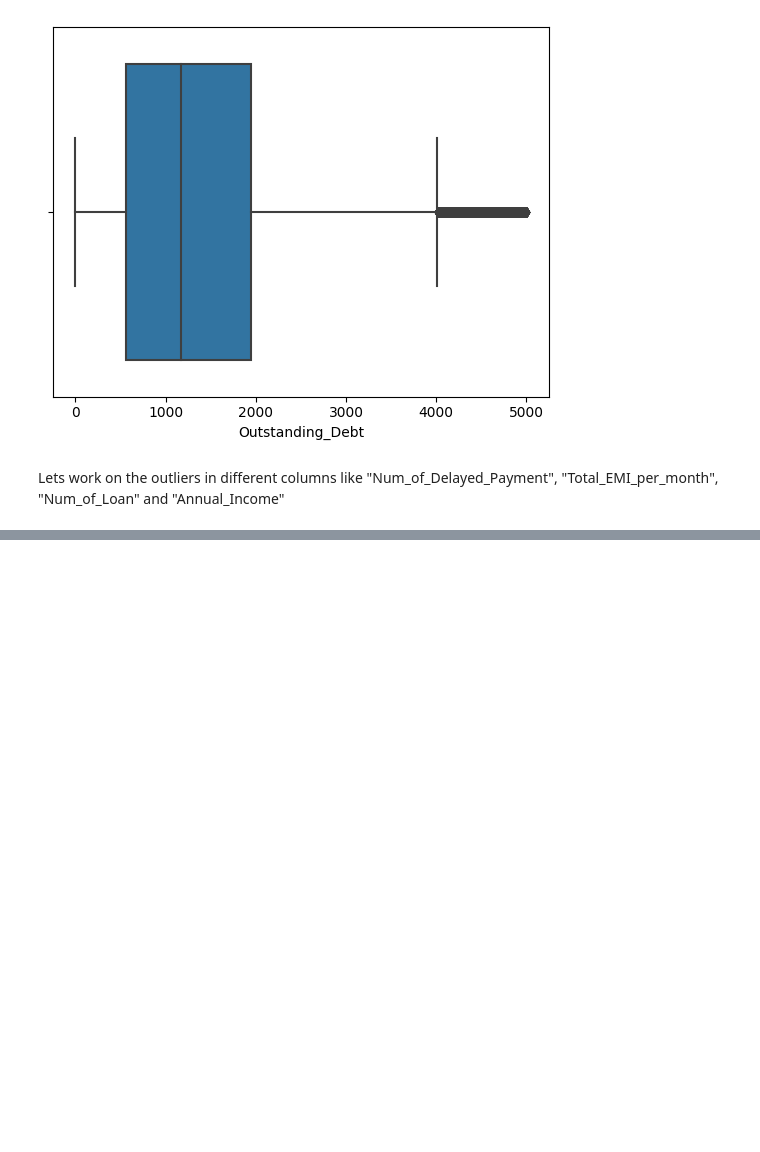
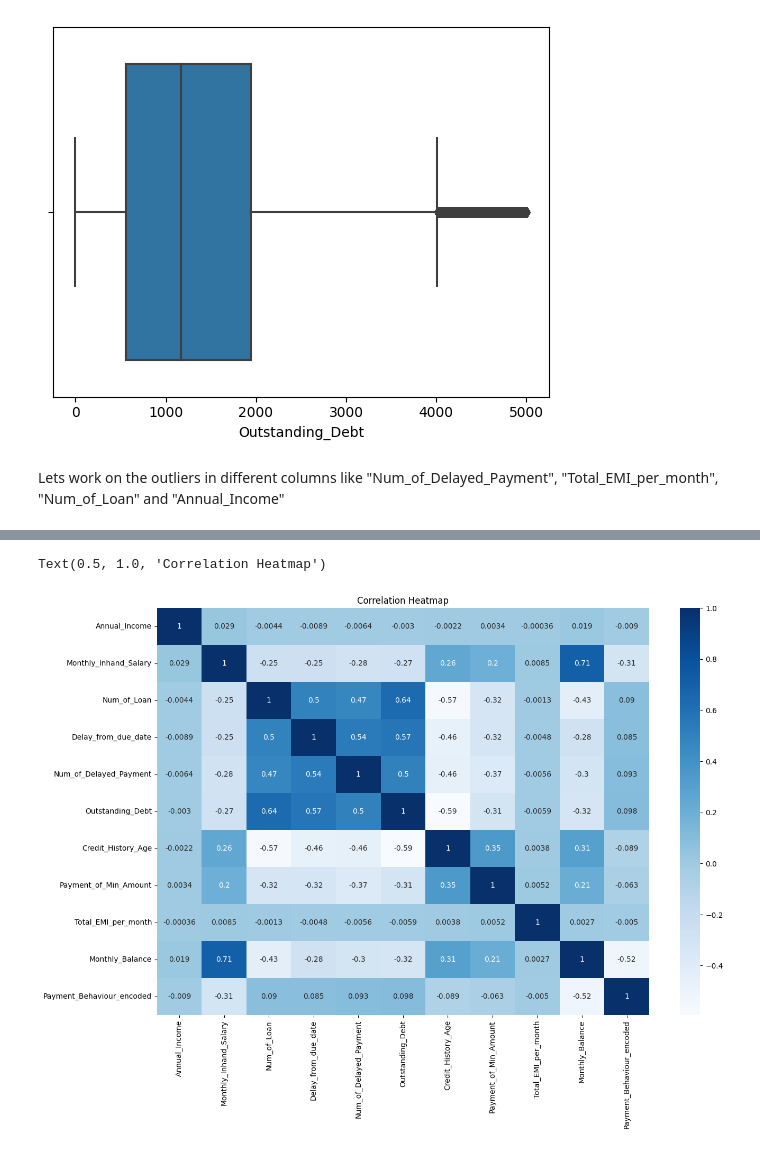
Before and after one commit to tanvimathur11/DDA, a Jupyter notebook: DDA_cleaning-Rough.ipynb, the cells around one changed output, grey strips where cells are left out. Saved outputs shown, nothing was run; the diff lists cells and outputs as text; code cells hidden in the pictures; blank space fills up the shorter version.

```diff
--- a/DDA_cleaning-Rough.ipynb
+++ b/DDA_cleaning-Rough.ipynb
@@ -1143,0 +1211,27 @@ Lets work on the outliers in different columns like "Num_of_Delayed_Payment", "T
+# %%
+numerical_column = [
+'Annual_Income',
+'Monthly_Inhand_Salary',
+'Num_of_Loan',
+'Delay_from_due_date',
+'Num_of_Delayed_Payment',
+'Outstanding_Debt',
+'Credit_History_Age',
+'Payment_of_Min_Amount',
+'Total_EMI_per_month',
+'Monthly_Balance',
+'Payment_Behaviour_encoded']
+
+categorical_column = ['Customer_ID',
+'Payment_Behaviour',
+'Credit_Score']
+# %%
+numerical_data = final_dataset_encoded_2[numerical_column]
+categorical_data = final_dataset_encoded_2[categorical_column]
+# %%
+fig = plt.figure(figsize = (15,10))
+sns.heatmap(numerical_data.corr(method = 'pearson'), annot = True, cmap = "Blues")
+plt.title("Correlation Heatmap")
+# %% [output]
+Text(0.5, 1.0, 'Correlation Heatmap')
+[figure, added]
```
Also changed, not shown: parts of 35 cells of this notebook.
